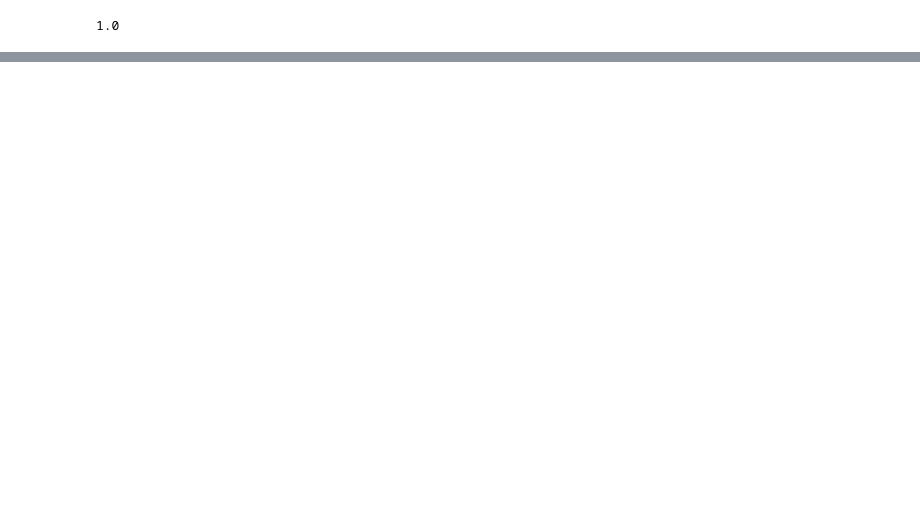
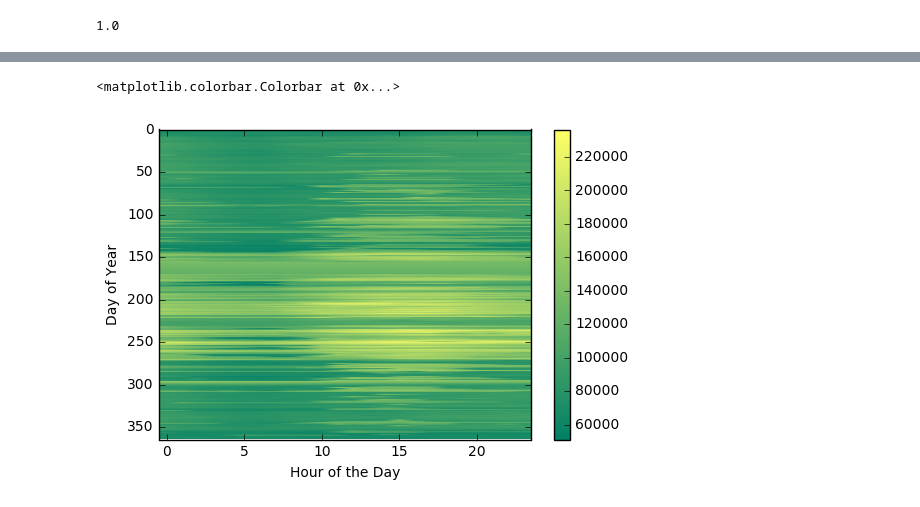
Before and after one commit to RaafeK/Project, a Jupyter notebook: Project_RSR.ipynb, the cells around one changed output, grey strips where cells are left out. Drawn from its saved outputs; the diff is of its cells as text; code cells hidden in the pictures; blank space fills up the shorter version.

```diff
--- a/Project_RSR.ipynb
+++ b/Project_RSR.ipynb
@@ -107,0 +107,10 @@ TypeError: predict() missing 1 required positional argument: 'X'
+# %%
+d5 = df.set_index('Hour',append=True)
+d6 = d5.copy()
+d7 = d6.drop(d6.columns[1],axis =1)
+d8 = d7.unstack('Hour')
+d8['Time'] = d8.index
+d8['day'] = d8['Time'].dt.dayofyear
+d8 = d8.drop(d8.columns[24], axis = 1)
+d9 = d8['Power'].groupby(d8['day']).mean()
+d9
@@ -107,0 +137,8 @@ TypeError: predict() missing 1 required positional argument: 'X'
+# %%
+plt.imshow(d9, aspect='auto',cmap='summer')
+plt.ylabel('Day of Year')
+plt.xlabel('Hour of the Day')
+plt.colorbar()
+# %% [output]
+<matplotlib.colorbar.Colorbar at 0x...>
+[figure, added]
```
Also changed, not shown: parts of 6 cells of this notebook.
